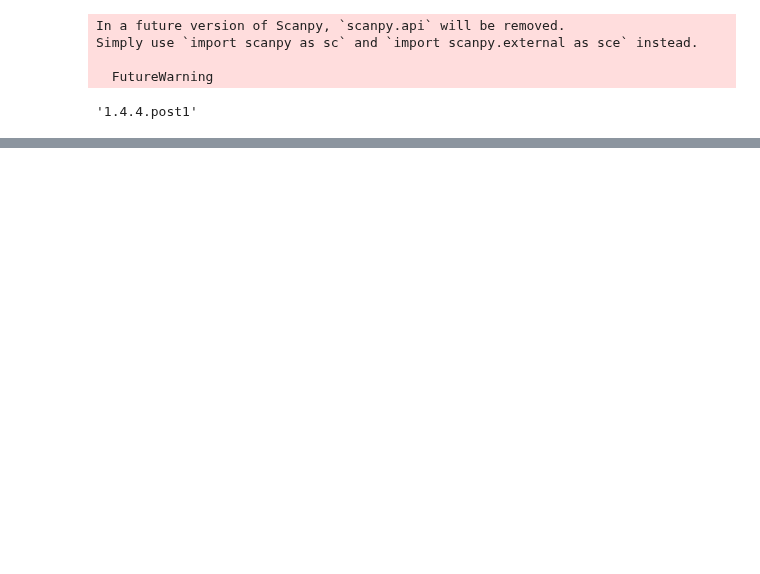
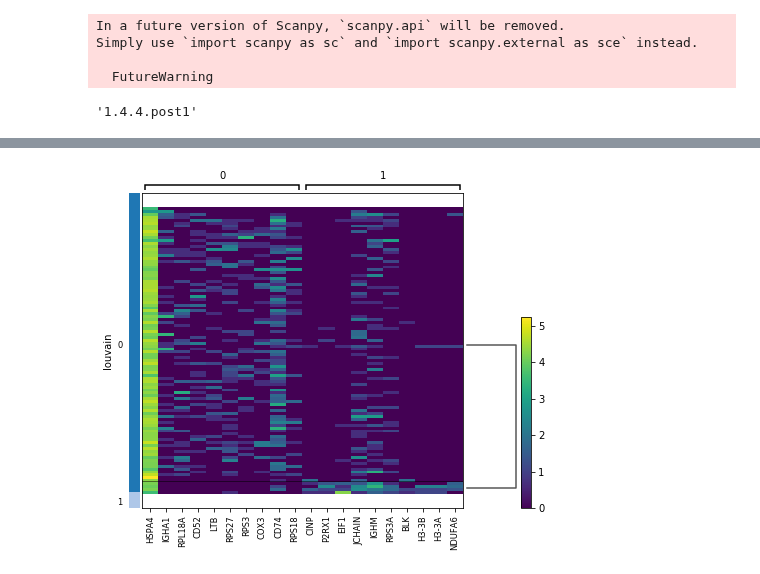
Before and after one commit to czbiohub/darmanis_group_DL_notebook, a Jupyter notebook: DL20191203_longread_cell_typing.ipynb, the cells around one changed output, grey strips where cells are left out. Saved outputs shown, nothing was run; the diff lists cells and outputs as text; code cells hidden in the pictures; blank space fills up the shorter version.

```diff
--- a/DL20191203_longread_cell_typing.ipynb
+++ b/DL20191203_longread_cell_typing.ipynb
@@ -398,0 +463,8 @@ scope_df.drop_duplicates()
+# %%
+sc.tl.rank_genes_groups(all_cells_adata, 'louvain', use_raw=True,
+                        groups='all', reference='rest', n_genes=100,
+                        rankby_abs=False, key_added=None, copy=False,
+                        method='wilcoxon', corr_method='benjamini-hochberg')
+sc.pl.rank_genes_groups_heatmap(all_cells_adata, groups=None, n_genes=10,
+                                groupby='louvain', key=None, show=None, save=None)
+# %% [output]
@@ -398,0 +472 @@ scope_df.drop_duplicates()
+[figure, added]
```
Also changed, not shown: parts of 9 cells of this notebook, 1 other file.
